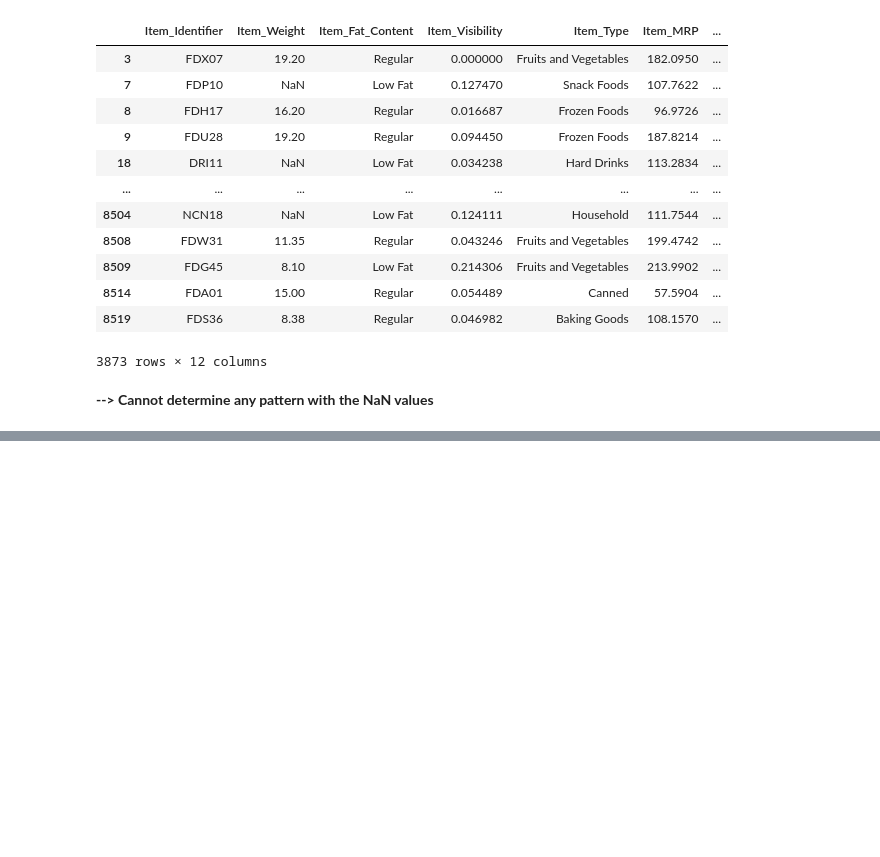
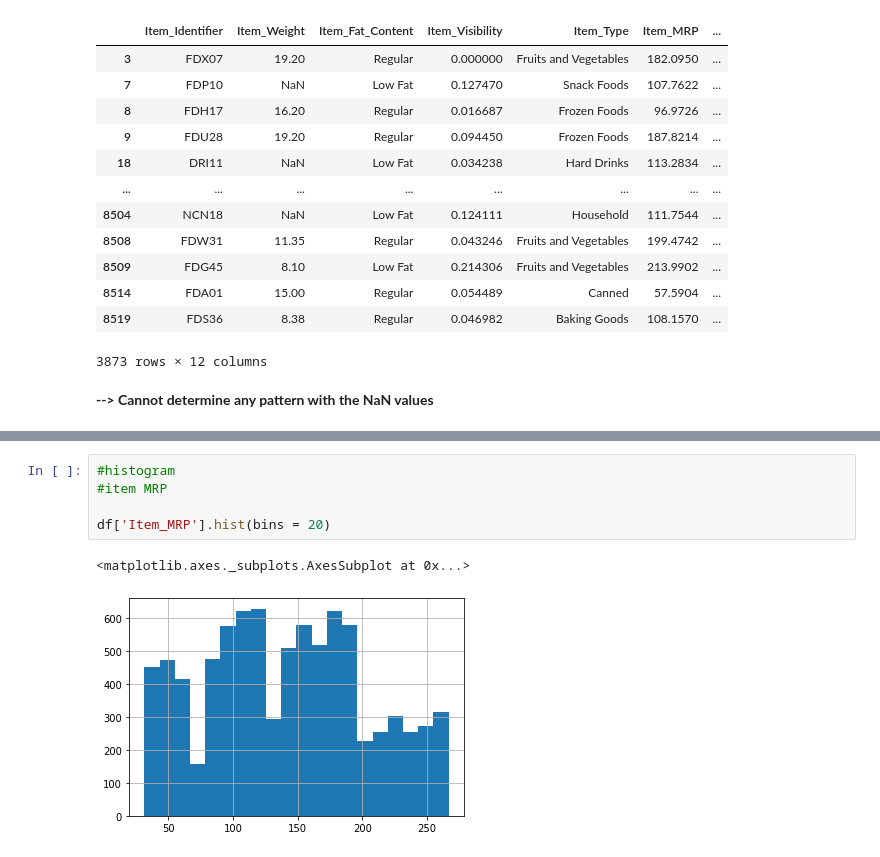
Before and after one commit to v-3sg/sales_predictions, a Jupyter notebook: sales_predictions.ipynb, the cells around one changed output, grey strips where cells are left out. Drawn from its saved outputs; the diff is of its cells as text; blank space fills up the shorter version.

```diff
--- a/sales_predictions.ipynb
+++ b/sales_predictions.ipynb
@@ -172,0 +202,8 @@ null_df
+# %%
+#histogram
+#item MRP
+
+df['Item_MRP'].hist(bins = 20)
+# %% [output]
+<matplotlib.axes._subplots.AxesSubplot at 0x...>
+[figure, added]
```
Also changed, not shown: parts of 15 cells of this notebook.
